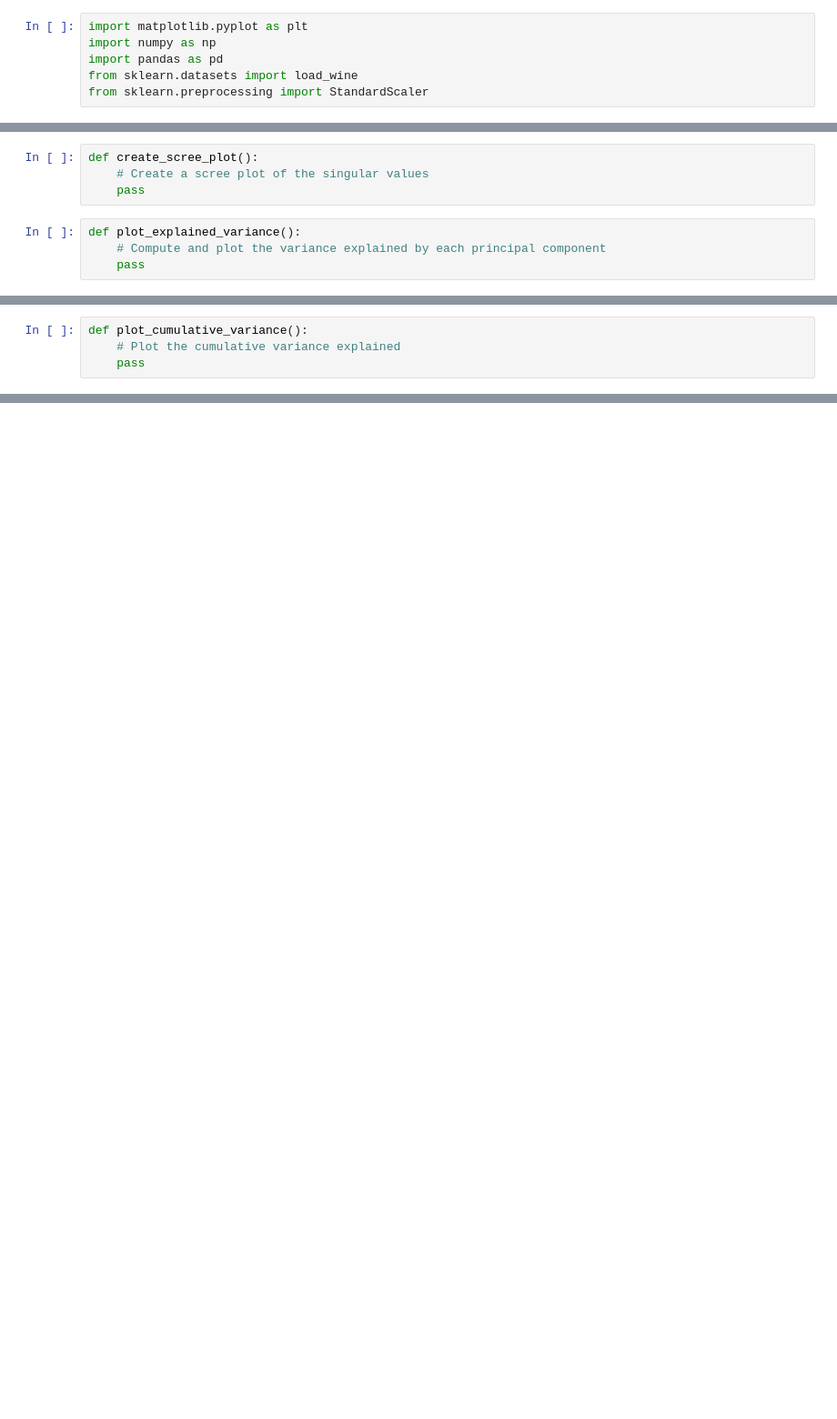
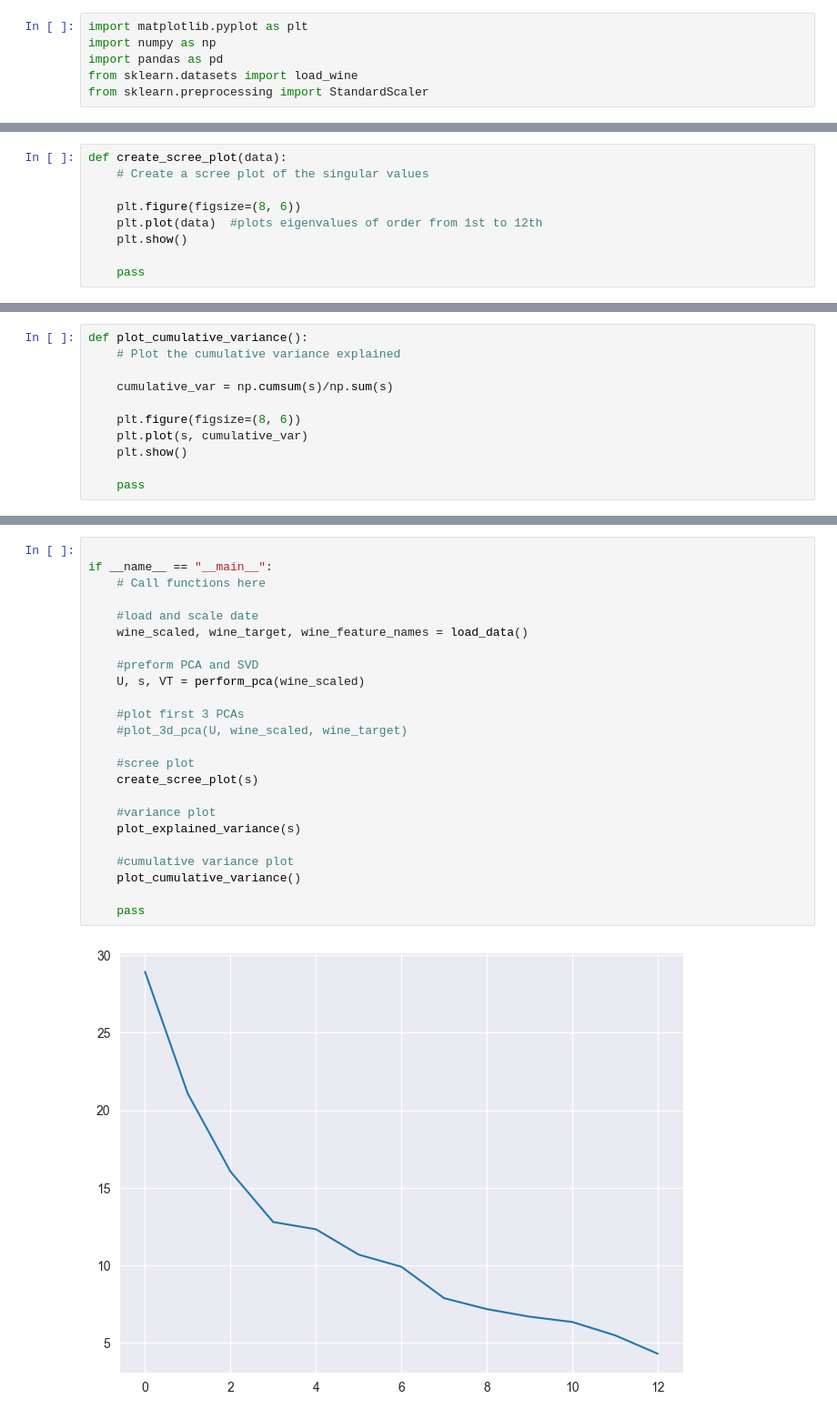
Before and after one commit to FatDeacon/MathofML_Assignment1, a Jupyter notebook: Part_2_Wine_dimension_reduction.ipynb, the cells around one changed output, grey strips where cells are left out. Shown: that part at 91% size. Saved outputs shown, nothing was run; the diff lists cells and outputs as text; blank space fills up the shorter version.

```diff
--- a/Part_2_Wine_dimension_reduction.ipynb
+++ b/Part_2_Wine_dimension_reduction.ipynb
@@ -27,8 +63,9 @@ def plot_3d_pca():
 # %%
-def create_scree_plot():
+def create_scree_plot(data):
     # Create a scree plot of the singular values
+
+    plt.figure(figsize=(8, 6))
+    plt.plot(data)  #plots eigenvalues of order from 1st to 12th
+    plt.show()
+
     pass
-# %%
-def plot_explained_variance():
-    # Compute and plot the variance explained by each principal component
-    pass
@@ -35,4 +89,11 @@ def plot_explained_variance():
 # %%
 def plot_cumulative_variance():
     # Plot the cumulative variance explained
+
+    cumulative_var = np.cumsum(s)/np.sum(s)
+
+    plt.figure(figsize=(8, 6))
+    plt.plot(s, cumulative_var)
+    plt.show()
+
     pass
@@ -43,0 +100,26 @@ if __name__ == "__main__":
+# %%
+
+if __name__ == "__main__":
+    # Call functions here
+
+    #load and scale date
+    wine_scaled, wine_target, wine_feature_names = load_data()
+
+    #preform PCA and SVD
+    U, s, VT = perform_pca(wine_scaled)
+
+    #plot first 3 PCAs
+    #plot_3d_pca(U, wine_scaled, wine_target)
+
+    #scree plot
+    create_scree_plot(s)
+
+    #variance plot
+    plot_explained_variance(s)
+
+    #cumulative variance plot
+    plot_cumulative_variance()
+
+    pass
+# %% [output]
+[figure, added]
```
Also changed, not shown: parts of 10 cells of this notebook, 1 other file.
